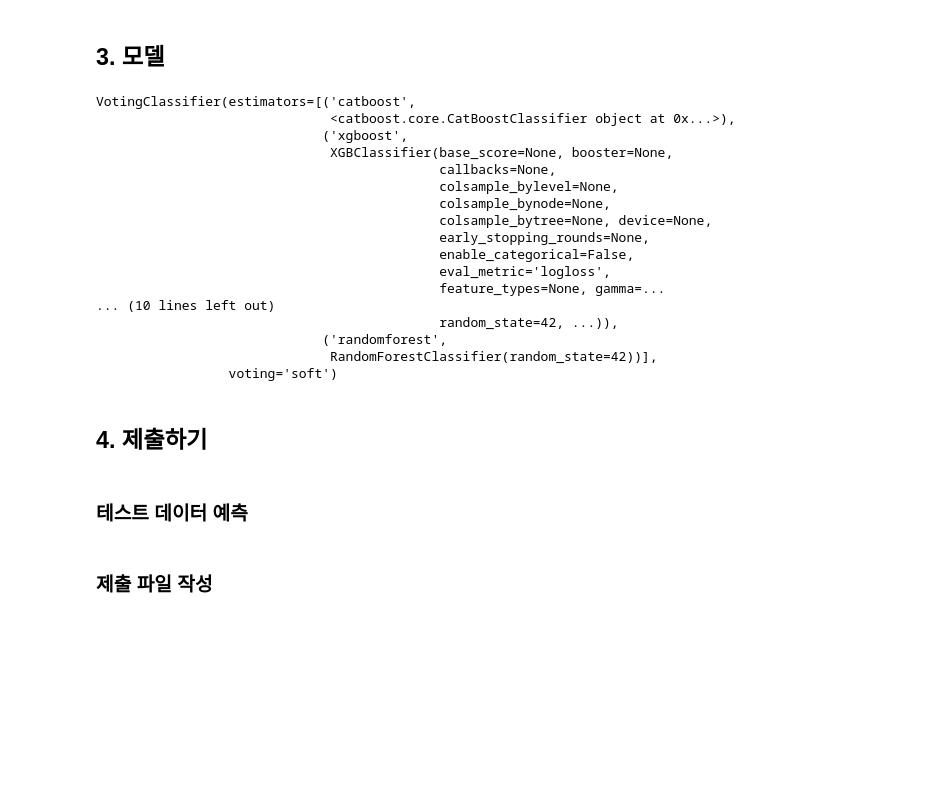
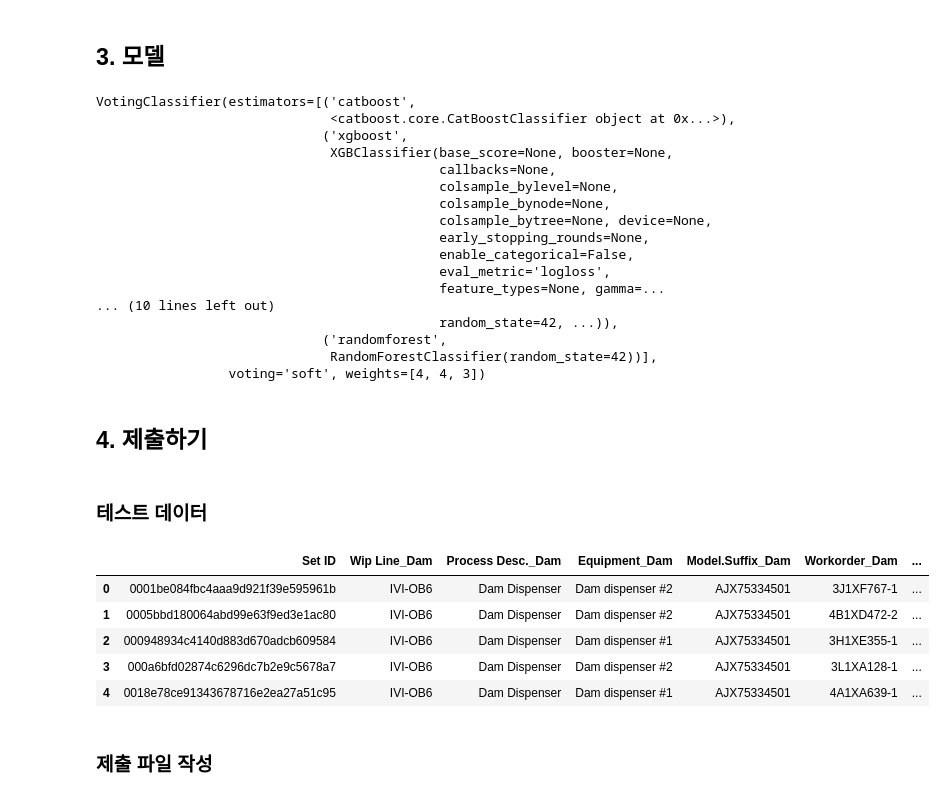
Before and after one commit to Jacob-9909/LG_aimers, a Jupyter notebook: lg_aimers_code.ipynb, the cells around one changed output. Saved outputs shown, nothing was run; the diff lists cells and outputs as text; code cells hidden in the pictures; blank space fills up the shorter version.

```diff
--- a/lg_aimers_code.ipynb
+++ b/lg_aimers_code.ipynb
@@ -648,7 +597,8 @@ voting_clf = VotingClassifier(
         ('xgboost', xgboost_model),
         ('randomforest', randomforest_model)
     ],
-    voting='soft'
+    voting='soft',
+     weights=[4, 4, 3]
 )
 
 # 앙상블 모델 학습
@@ -670,8 +620,8 @@ VotingClassifier(estimators=[('catboost',
                                             random_state=42, ...)),
                              ('randomforest',
                               RandomForestClassifier(random_state=42))],
-                 voting='soft')
+                 voting='soft', weights=[4, 4, 3])
 # %% [markdown]
 ## 4. 제출하기
 # %% [markdown]
-### 테스트 데이터 예측
+### 테스트 데이터
@@ -677,0 +630,9 @@ VotingClassifier(estimators=[('catboost',
+# %%
+test_data.head()
+# %% [output]
+|  | Set ID | Wip Line_Dam | Process Desc._Dam | Equipment_Dam | Model.Suffix_Dam | Workorder_Dam | ... |
+| 0 | 0001be084fbc4aaa9d921f39e595961b | IVI-OB6 | Dam Dispenser | Dam dispenser #2 | AJX75334501 | 3J1XF767-1 | ... |
+| 1 | 0005bbd180064abd99e63f9ed3e1ac80 | IVI-OB6 | Dam Dispenser | Dam dispenser #2 | AJX75334501 | 4B1XD472-2 | ... |
+| 2 | 000948934c4140d883d670adcb609584 | IVI-OB6 | Dam Dispenser | Dam dispenser #1 | AJX75334501 | 3H1XE355-1 | ... |
+| 3 | 000a6bfd02874c6296dc7b2e9c5678a7 | IVI-OB6 | Dam Dispenser | Dam dispenser #2 | AJX75334501 | 3L1XA128-1 | ... |
+| 4 | 0018e78ce91343678716e2ea27a51c95 | IVI-OB6 | Dam Dispenser | Dam dispenser #1 | AJX75334501 | 4A1XA639-1 | ... |
```
Also changed, not shown: parts of 24 cells of this notebook.
